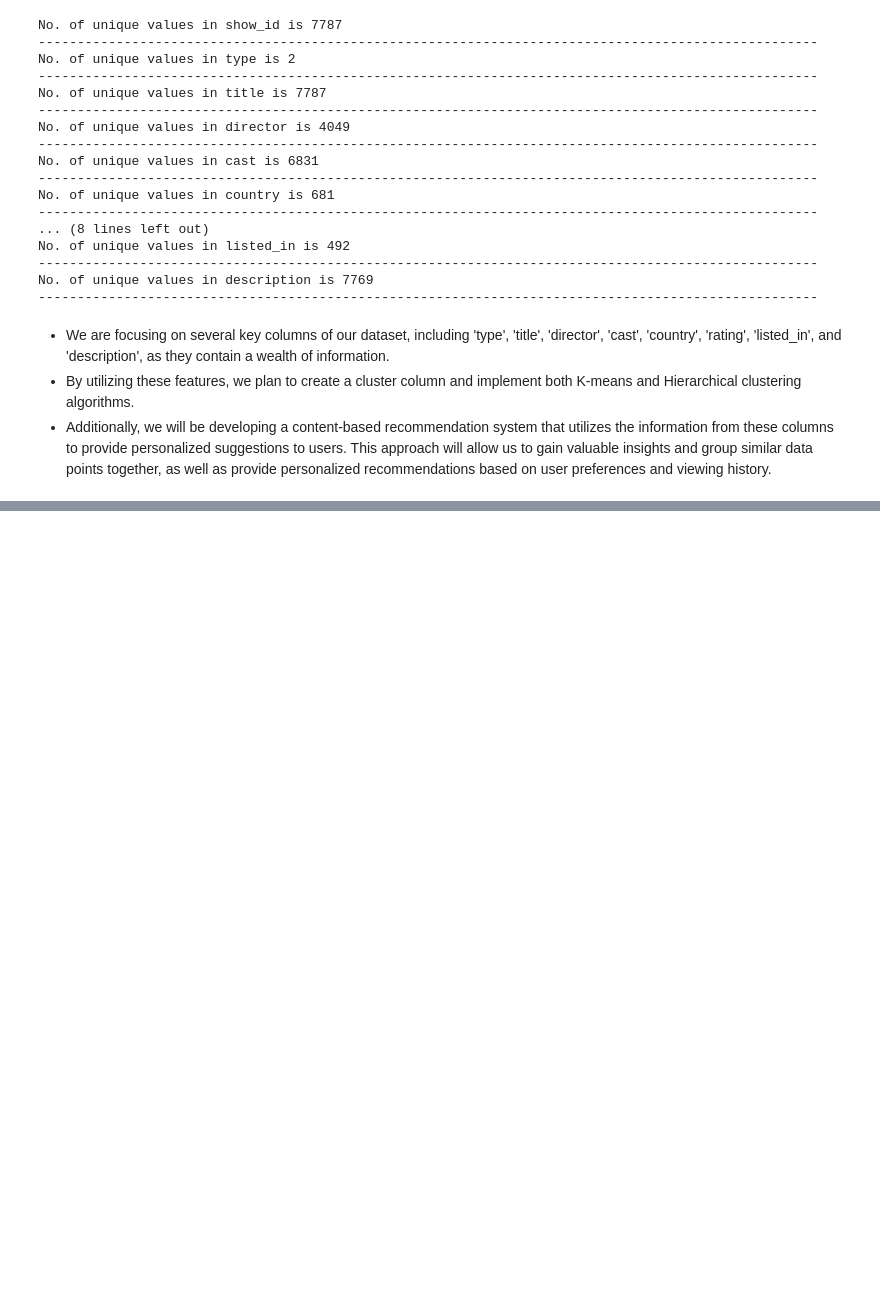
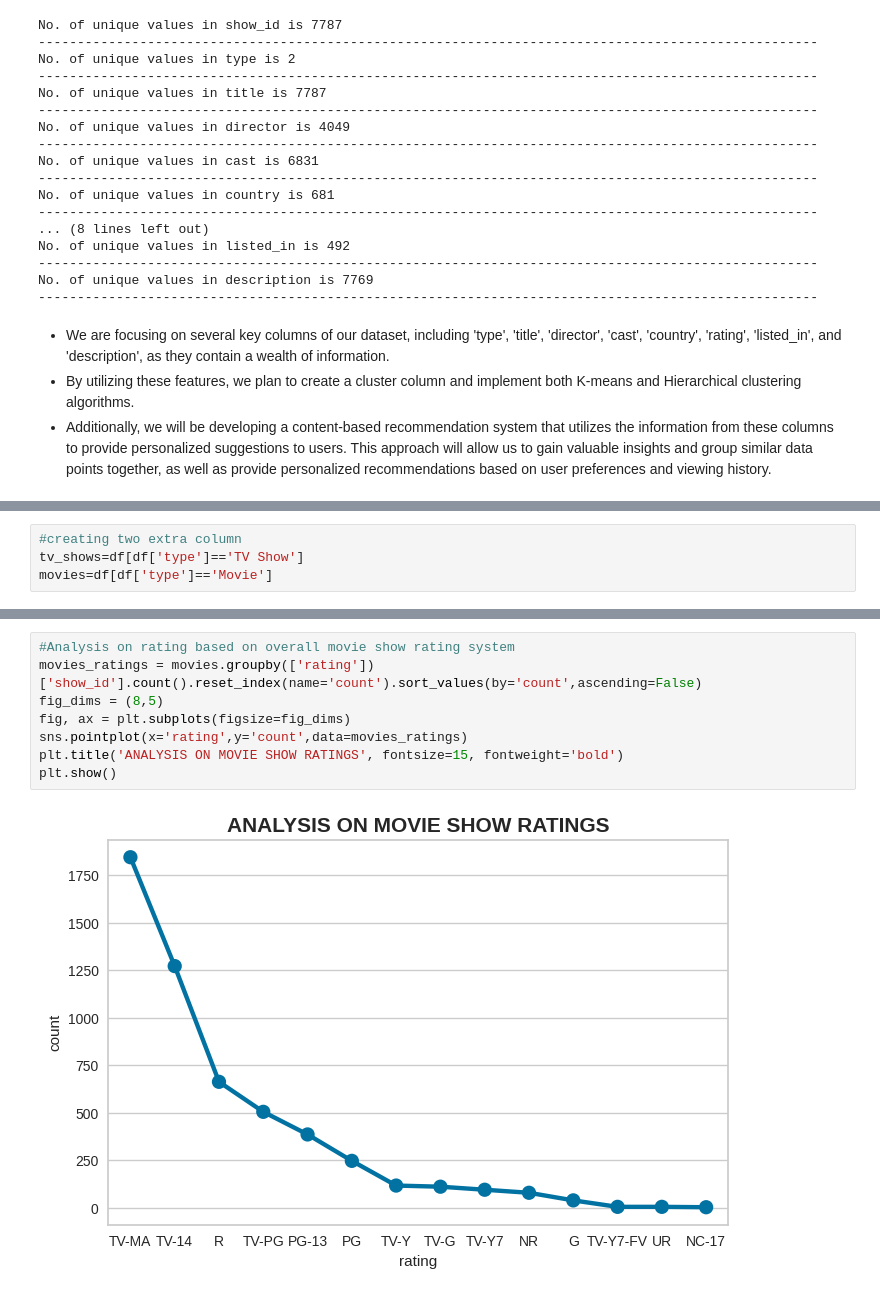
Before and after one commit to swapnalishamrao/Unsupervised_ML_Clustering_Project, a Jupyter notebook: Netflix_Movies_and_Tv_Shows_Clustering.ipynb, the cells around one changed output, grey strips where cells are left out. Cells and saved outputs as stored; diff of their text form; blank space fills up the shorter version.

```diff
--- a/Netflix_Movies_and_Tv_Shows_Clustering.ipynb
+++ b/Netflix_Movies_and_Tv_Shows_Clustering.ipynb
@@ -374,0 +437,4 @@ No. of unique values in description is 7769
+# %%
+#creating two extra column
+tv_shows=df[df['type']=='TV Show']
+movies=df[df['type']=='Movie']
@@ -374,0 +460,10 @@ No. of unique values in description is 7769
+# %%
+#Analysis on rating based on overall movie show rating system
+movies_ratings = movies.groupby(['rating'])['show_id'].count().reset_index(name='count').sort_values(by='count',ascending=False)
+fig_dims = (8,5)
+fig, ax = plt.subplots(figsize=fig_dims)
+sns.pointplot(x='rating',y='count',data=movies_ratings)
+plt.title('ANALYSIS ON MOVIE SHOW RATINGS', fontsize=15, fontweight='bold')
+plt.show()
+# %% [output]
+[figure, added]
```
Also changed, not shown: parts of 58 cells of this notebook.
